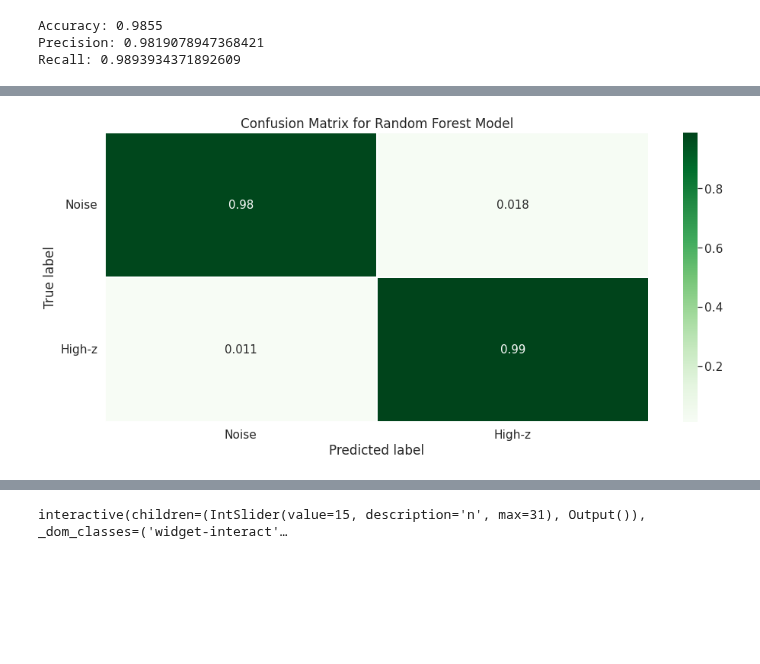
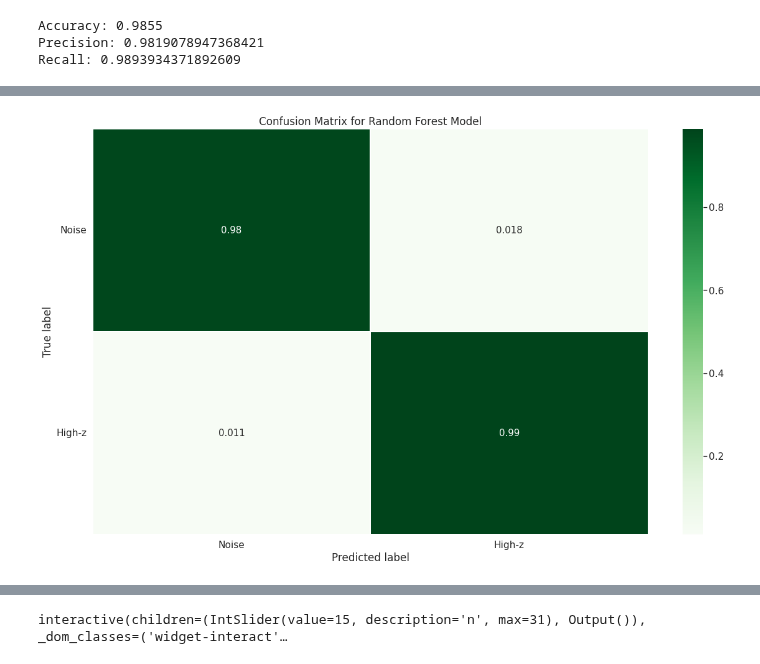
Before and after one commit to nickdavila/LAE-ML-Classification, a Jupyter notebook: Nick-RandomForest.ipynb, the cells around one changed output, grey strips where cells are left out. Cells and saved outputs as stored; diff of their text form; code cells hidden in the pictures; blank space fills up the shorter version.

```diff
--- a/Nick-RandomForest.ipynb
+++ b/Nick-RandomForest.ipynb
@@ -117,23 +120,23 @@ tn, fp, fn, tp = metrics.confusion_matrix(y_test, y_pred, normalize = 'true').ra
 # %%
 # Get and reshape confusion matrix data
 matrix = metrics.confusion_matrix(y_test, y_pred)
 matrix = matrix.astype('float') / matrix.sum(axis=1)[:, np.newaxis]
 
 # Build the plot
-plt.figure(figsize=(16,7))
+plt.figure(figsize=(20,12))
 sns.set(font_scale=1.4)
 sns.heatmap(matrix, annot=True, annot_kws={'size':15},
             cmap=plt.cm.Greens, linewidths=0.2)
 
 # Add labels to the plot
 class_names = ['Noise', 'High-z']
 tick_marks = np.arange(len(class_names)) + 0.5
 tick_marks2 = tick_marks
 plt.xticks(tick_marks, class_names)
 plt.yticks(tick_marks2, class_names, rotation= 0)
 plt.xlabel('Predicted label')
 plt.ylabel('True label')
 plt.title('Confusion Matrix for Random Forest Model')
 plt.show()
 # %% [output]
-[figure, old version]
+[figure, new version]
```
Also changed, not shown: parts of 25 cells of this notebook, 3 other files.
